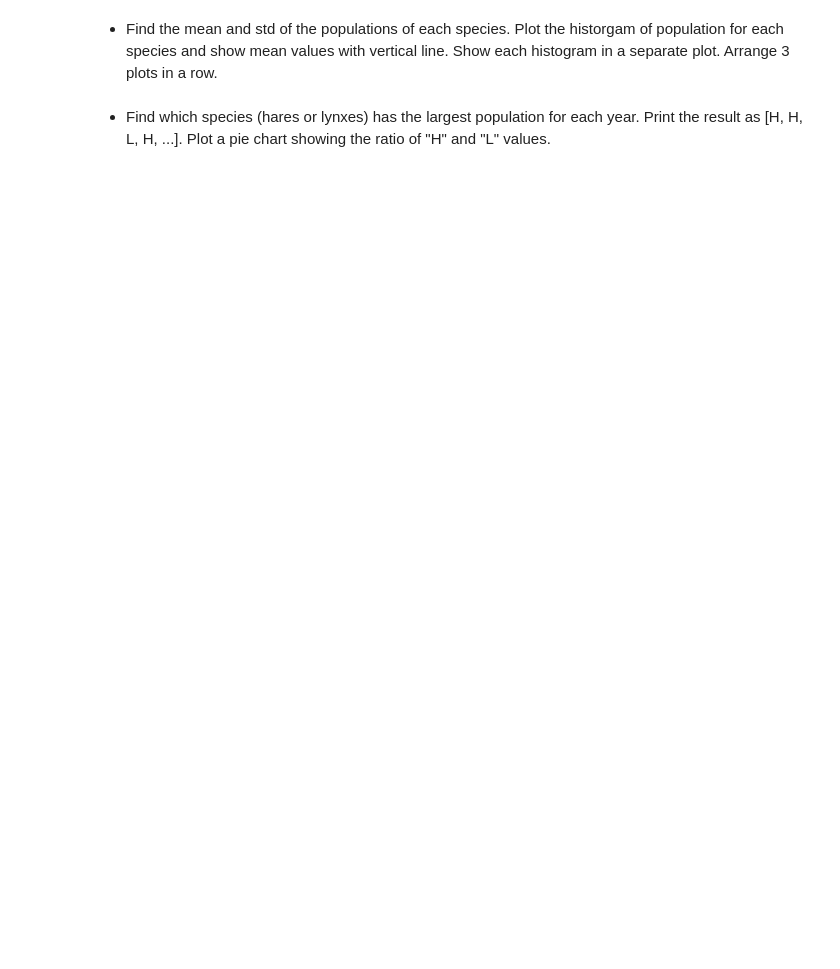
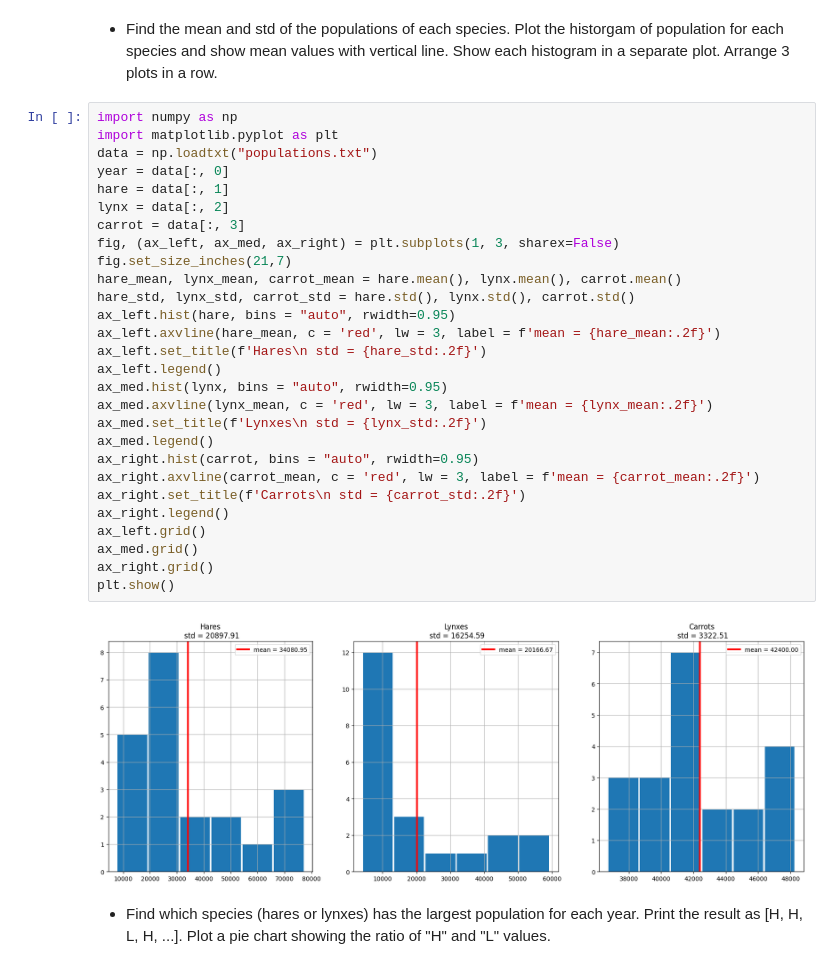
Before and after one commit to Zhuravlev-AD/statprac_homework, a Jupyter notebook: 2_numpy+matplotlib.ipynb, the cells around one changed output. Drawn from its saved outputs; the diff is of its cells as text; blank space fills up the shorter version.

```diff
--- a/2_numpy+matplotlib.ipynb
+++ b/2_numpy+matplotlib.ipynb
@@ -79,4 +140,34 @@ The data in [populations.txt](https://drive.google.com/file/d/1Bq7qVzbZIOd058Vob
 # %% [markdown]
 - Find the mean and std of the populations of each species. Plot the historgam of population for each species and show mean values with vertical line. Show each histogram in a separate plot. Arrange 3 plots in a row.
+# %%
+import numpy as np
+import matplotlib.pyplot as plt
+data = np.loadtxt("populations.txt")
+year = data[:, 0]
+hare = data[:, 1]
+lynx = data[:, 2]
+carrot = data[:, 3]
+fig, (ax_left, ax_med, ax_right) = plt.subplots(1, 3, sharex=False)
+fig.set_size_inches(21,7)
+hare_mean, lynx_mean, carrot_mean = hare.mean(), lynx.mean(), carrot.mean()
+hare_std, lynx_std, carrot_std = hare.std(), lynx.std(), carrot.std()
+ax_left.hist(hare, bins = "auto", rwidth=0.95)
+ax_left.axvline(hare_mean, c = 'red', lw = 3, label = f'mean = {hare_mean:.2f}')
+ax_left.set_title(f'Hares\n std = {hare_std:.2f}')
+ax_left.legend()
+ax_med.hist(lynx, bins = "auto", rwidth=0.95)
+ax_med.axvline(lynx_mean, c = 'red', lw = 3, label = f'mean = {lynx_mean:.2f}')
+ax_med.set_title(f'Lynxes\n std = {lynx_std:.2f}')
+ax_med.legend()
+ax_right.hist(carrot, bins = "auto", rwidth=0.95)
+ax_right.axvline(carrot_mean, c = 'red', lw = 3, label = f'mean = {carrot_mean:.2f}')
+ax_right.set_title(f'Carrots\n std = {carrot_std:.2f}')
+ax_right.legend()
+ax_left.grid()
+ax_med.grid()
+ax_right.grid()
+plt.show()
+# %% [output]
+[figure, added]
 # %% [markdown]
 - Find which species (hares or lynxes) has the largest population for each year. Print the result as [H, H, L, H, ...]. Plot a pie chart showing the ratio of "H" and "L" values.
```
Also changed, not shown: parts of 9 cells of this notebook.
